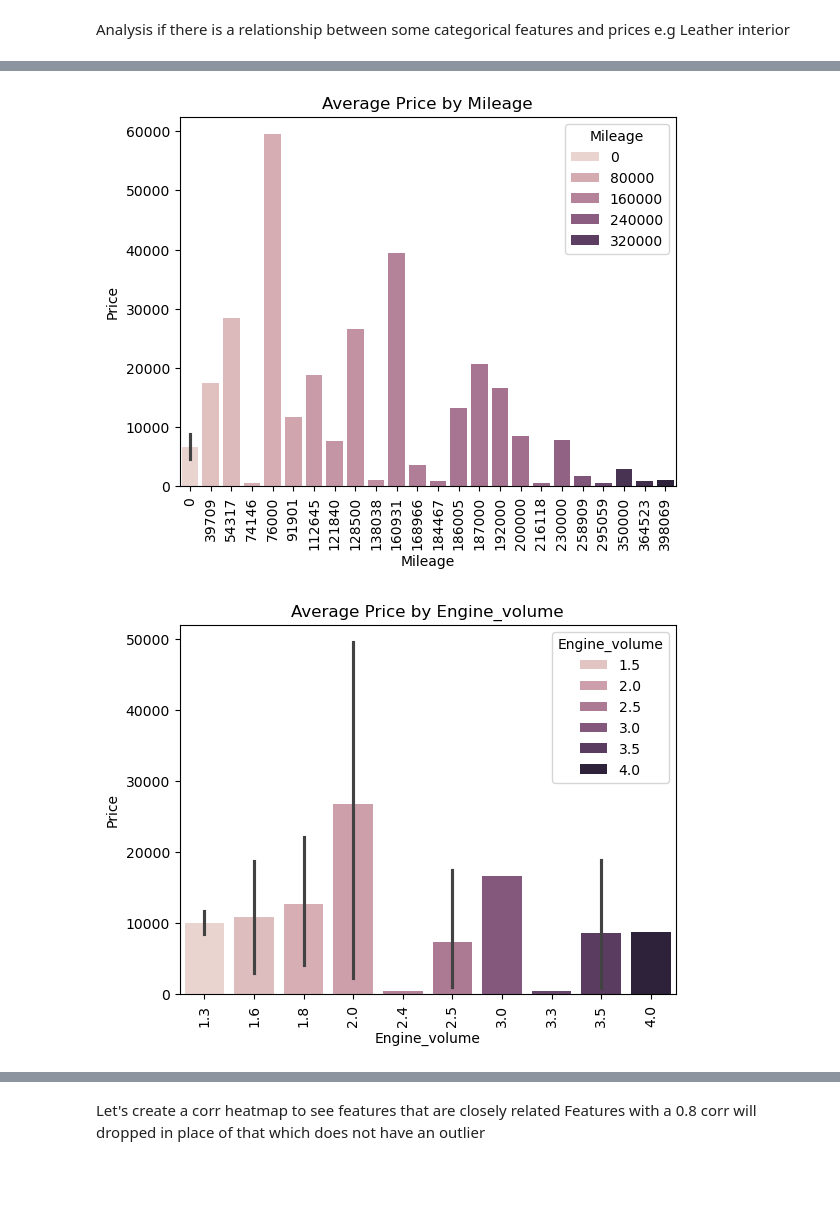
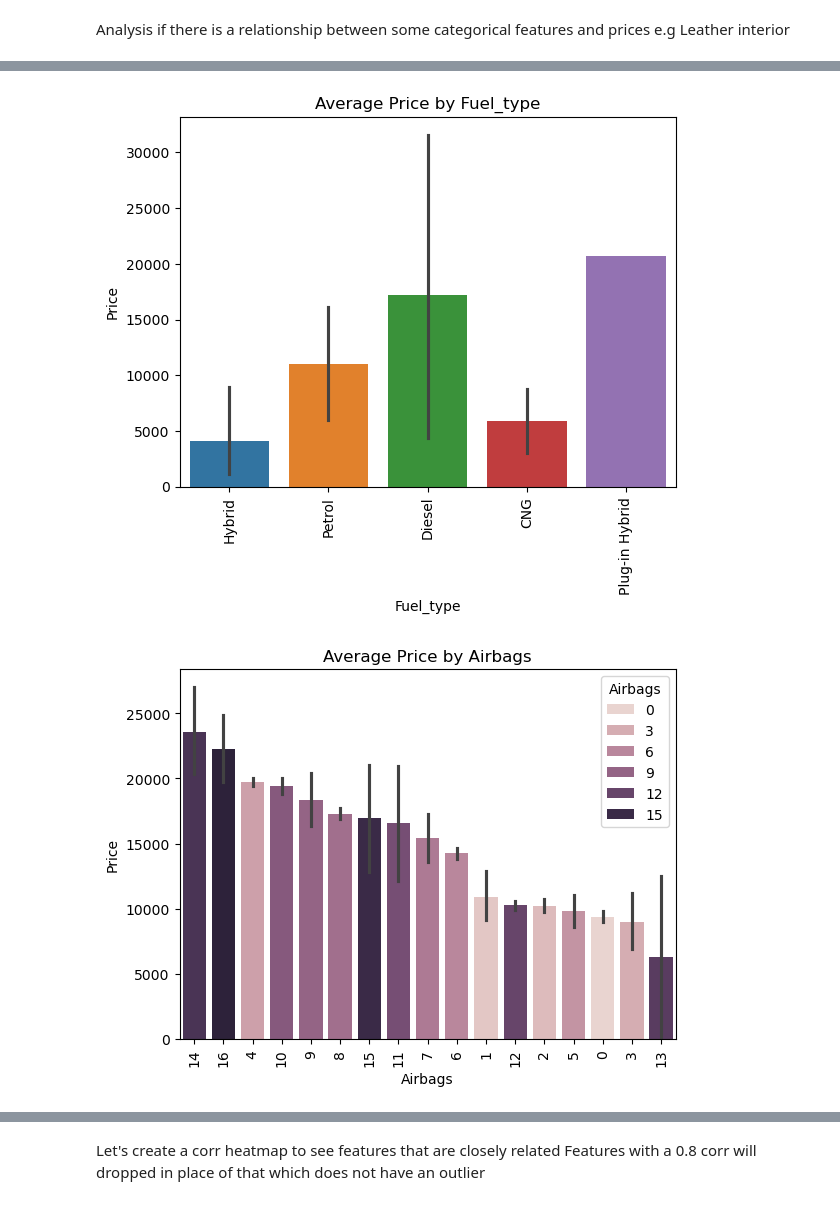
Before and after one commit to Aifedayo/data-science-maths, a Jupyter notebook: Projects/flask_server_car_price_pred_v2/model/car_price_prediction_model_v2.ipynb, the cells around one changed output, grey strips where cells are left out. Cells and saved outputs as stored; diff of their text form; code cells hidden in the pictures; blank space fills up the shorter version.

```diff
--- a/Projects/flask_server_car_price_pred_v2/model/car_price_prediction_model_v2.ipynb
+++ b/Projects/flask_server_car_price_pred_v2/model/car_price_prediction_model_v2.ipynb
@@ -162,8 +125,9 @@ df.groupby(['Manufacturer', 'Model', 'Prod._year'])['Levy'].value_counts().reset
 # Drop features that offer no trend or of no significant importance
 # Not dropping engine vol or turbo_engine because this is a used car and it most business settings, that affects its resale value
 # Drop the ID col and Doors cols ::: ID cols offers no value or trend, Doors col  is populated with the wrong data
-# Levy does not show a particular trend that the model can work with
-cols_to_drop = ['ID', 'Levy', 'Doors', 'Wheel', 'Drive_wheels', 'Color']
+# Dropping model as it has 1300+ categories and encoding label will cause dimensionality curse.¶
+
+cols_to_drop = ['ID', 'Doors', 'Wheel', 'Drive_wheels', 'Color']
 df = df.drop(cols_to_drop, axis=1)
 df
 # %% [output]
@@ -235,2 +191,0 @@ def get_and_remove_outliers(col, df):
-# %%
-df = get_and_remove_outliers(df=df, col='Mileage')
@@ -240,2 +191,0 @@ Lower limit: 42782.8
-# %%
-df = get_and_remove_outliers(df=df, col='Price')
@@ -319,14 +367,19 @@ plt.xticks(rotation=90);
 # %%
 
-sns.barplot(x='Mileage', y='Price', data=df.iloc[:25], estimator=np.mean, hue='Mileage')
-plt.title('Average Price by Mileage')
+sns.barplot(x='Fuel_type', y='Price', data=df.iloc[:25], estimator=np.mean, hue='Fuel_type')
+plt.title('Average Price by Fuel_type')
 plt.xticks(rotation=90);
+plt.show();
 # %% [output]
-[figure, old version]
+[figure, new version]
 # %%
+mean_price_by_airbags = df.groupby('Airbags')['Price'].mean().reset_index()
+mean_price_by_airbags_sorted = mean_price_by_airbags.sort_values(by='Price', ascending=False)
 
-sns.barplot(x='Engine_volume', y='Price', data=df.iloc[:25], estimator=np.mean, hue='Engine_volume')
-plt.title('Average Price by Engine_volume')
+
+sns.barplot(x='Airbags', y='Price', data=df, estimator=np.mean, hue='Airbags',order=mean_price_by_airbags_sorted['Airbags'])
+plt.title('Average Price by Airbags')
 plt.xticks(rotation=90);
+plt.show()
 # %% [output]
-[figure, old version]
+[figure, new version]
```
Also changed, not shown: parts of 65 cells of this notebook.
